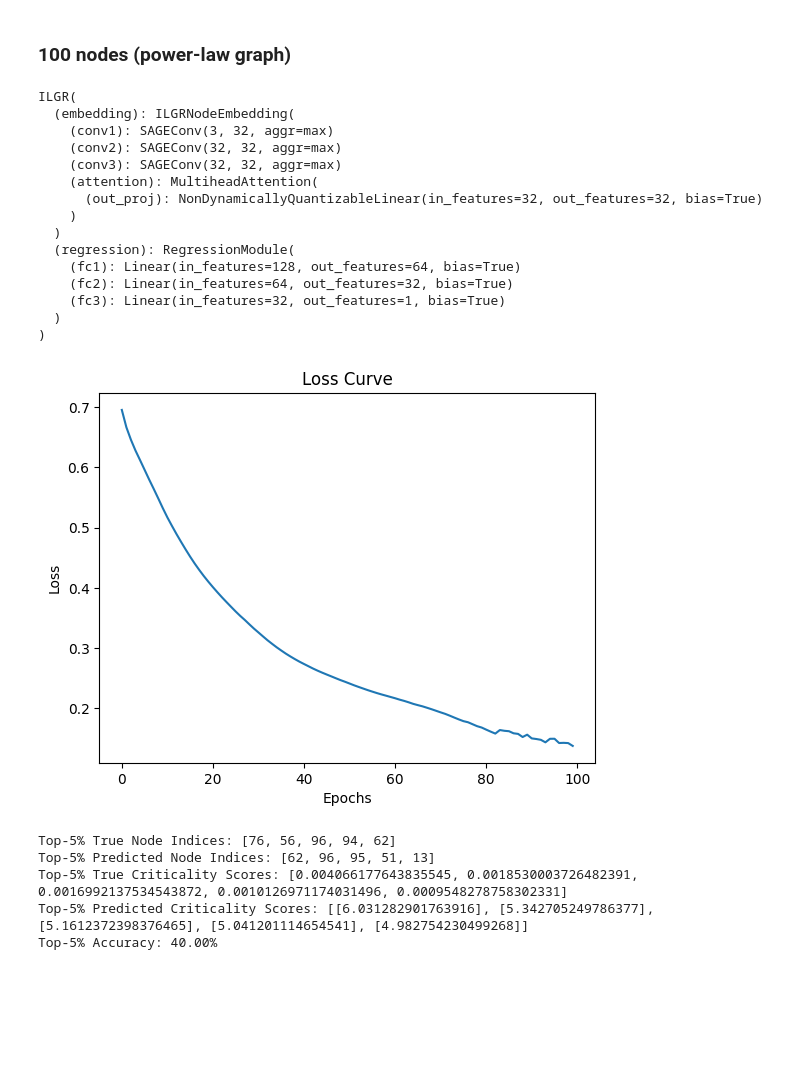
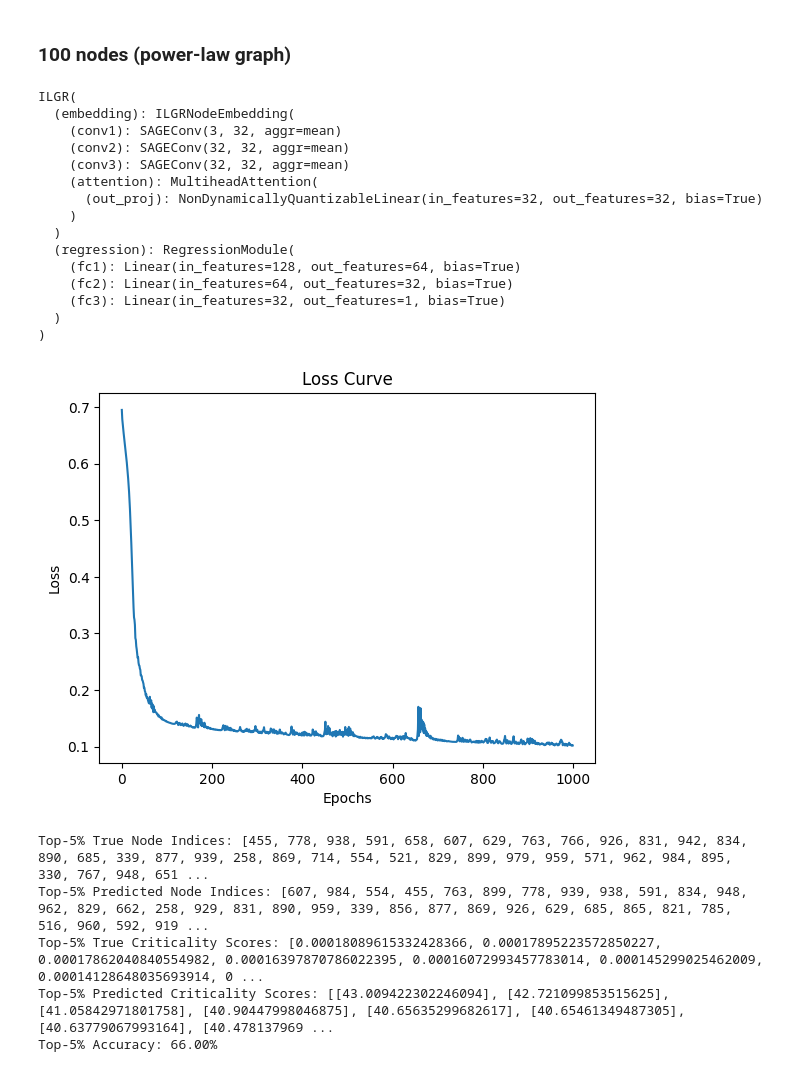
Before and after one commit to Abdelmalek-Djemaa/Critical_Node_Detection-ILGR, a Jupyter notebook: critical-node-detection-ilgr.ipynb, the cells around one changed output. Drawn from its saved outputs; the diff is of its cells as text; code cells hidden in the pictures; blank space fills up the shorter version.

```diff
--- a/critical-node-detection-ilgr.ipynb
+++ b/critical-node-detection-ilgr.ipynb
@@ -59,9 +59,9 @@ def compute_weighted_spectrum(graph, n=4):
 class ILGRNodeEmbedding(torch.nn.Module):
     def __init__(self, hidden_channels):
         super().__init__()
-        self.conv1 = SAGEConv(3, hidden_channels, aggr="max")  # 3 input features: degree, avg_neighbor_degree, criticality
-        self.conv2 = SAGEConv(hidden_channels, hidden_channels, aggr="max")
-        self.conv3 = SAGEConv(hidden_channels, hidden_channels, aggr="max")
+        self.conv1 = SAGEConv(3, hidden_channels)  # 3 input features: degree, avg_neighbor_degree, criticality
+        self.conv2 = SAGEConv(hidden_channels, hidden_channels)
+        self.conv3 = SAGEConv(hidden_channels, hidden_channels)
         self.attention = torch.nn.MultiheadAttention(hidden_channels, 1)
 
     def forward(self, x, edge_index):
@@ -142,7 +142,7 @@ $$
      L_{ij} = -f(r_{ij}) \log(σ(\hat{y}_{ij})) - (1 - f(r_{ij})) \log(1 - σ(\hat{y}_{ij}))
      $$
 # %%
-def pairwise_ranking_loss(y_pred, y_true):
+"""def pairwise_ranking_loss(y_pred, y_true):
     # Compare all pairs of nodes
     loss = 0
     for i in range(len(y_true)):
@@ -151,4 +151,4 @@ def pairwise_ranking_loss(y_pred, y_true):
                 loss += torch.log(1 + torch.exp(-(y_pred[i] - y_pred[j])))
             elif y_true[i] < y_true[j]:
                 loss += torch.log(1 + torch.exp(y_pred[i] - y_pred[j]))
-    return loss / (len(y_true) * (len(y_true)-1) / 2)
+    return loss / (len(y_true) * (len(y_true)-1) / 2)"""
@@ -155,3 +160,20 @@ def pairwise_ranking_loss(y_pred, y_true):
+# %%
+def pairwise_ranking_loss(y_pred, y_true):
+    y_pred = y_pred.squeeze()
+    y_true = y_true.squeeze()
+
+    # Compute all pairwise differences
+    diff_pred = y_pred.unsqueeze(1) - y_pred.unsqueeze(0)  # Shape [N, N]
+    diff_true = y_true.unsqueeze(1) - y_true.unsqueeze(0)  # Shape [N, N]
+
+    # Mask for valid pairs (i < j)
+    mask = torch.triu(torch.ones_like(diff_true), diagonal=1).bool()
+    diff_pred = diff_pred[mask]
+    diff_true = diff_true[mask]
+
+    # Compute loss
+    loss = torch.log(1 + torch.exp(-torch.sign(diff_true) * diff_pred)).mean()
+    return loss
 # %% [markdown]
 ## Graph Preprocessing
 # %% [markdown]
@@ -275,7 +293,7 @@ def top_n_accuracy(y_pred, y_true, N=5):
 ### 100 nodes (power-law graph)
 # %%
 # Step 1: Generate a power-law graph
-G = generate_power_law(n=100, m=2)
+G = generate_power_law(n=1000, m=2)
 
 # Step 2: Compute criticality scores
 y_true = compute_criticality_scores(G, compute_effective_resistance)
@@ -290,46 +308,46 @@ model = ILGR(hidden_dim)
 print(model)
 
 # Step 5: Train the model
-train_model(model, data, y_true, epochs=100, lr=0.001)
+train_model(model, data, y_true, epochs=1000, lr=0.001)
 
 # Step 6: Evaluate the model
 model.eval()
 y_pred = model(data).detach()  # Ensure no gradients
 
 # Evaluate the top-N% nodes based on their criticality scores (true values)
 top_n = int(len(y_true) * 0.05)  # Top 5% nodes
 top_n_true_indices = torch.argsort(y_true.squeeze(), descending=True)[:top_n]
 top_n_pred_indices = torch.argsort(y_pred.squeeze(), descending=True)[:top_n]
 
 print("Top-5% True Node Indices:", top_n_true_indices.tolist())
 print("Top-5% Predicted Node Indices:", top_n_pred_indices.tolist())
 
 # Display top-5% criticality scores for both true and predicted values
 print("Top-5% True Criticality Scores:", y_true[top_n_true_indices].tolist())
 print("Top-5% Predicted Criticality Scores:", y_pred[top_n_pred_indices].tolist())
 
 
 accuracy = top_n_accuracy(y_pred, y_true, N=5)  # Top-5% accuracy
 print(f"Top-5% Accuracy: {accuracy * 100:.2f}%")
 # %% [output]
 ILGR(
   (embedding): ILGRNodeEmbedding(
-    (conv1): SAGEConv(3, 32, aggr=max)
-    (conv2): SAGEConv(32, 32, aggr=max)
-    (conv3): SAGEConv(32, 32, aggr=max)
+    (conv1): SAGEConv(3, 32, aggr=mean)
+    (conv2): SAGEConv(32, 32, aggr=mean)
+    (conv3): SAGEConv(32, 32, aggr=mean)
     (attention): MultiheadAttention(
       (out_proj): NonDynamicallyQuantizableLinear(in_features=32, out_features=32, bias=True)
     )
   )
   (regression): RegressionModule(
     (fc1): Linear(in_features=128, out_features=64, bias=True)
     (fc2): Linear(in_features=64, out_features=32, bias=True)
     (fc3): Linear(in_features=32, out_features=1, bias=True)
   )
 )
-[figure, old version]
+[figure, new version]
-Top-5% True Node Indices: [76, 56, 96, 94, 62]
-Top-5% Predicted Node Indices: [62, 96, 95, 51, 13]
-Top-5% True Criticality Scores: [0.004066177643835545, 0.0018530003726482391, 0.0016992137534543872, 0.0010126971174031496, 0.0009548278758302331]
-Top-5% Predicted Criticality Scores: [[6.031282901763916], [5.342705249786377], [5.1612372398376465], [5.041201114654541], [4.982754230499268]]
-Top-5% Accuracy: 40.00%
+Top-5% True Node Indices: [455, 778, 938, 591, 658, 607, 629, 763, 766, 926, 831, 942, 834, 890, 685, 339, 877, 939, 258, 869, 714, 554, 521, 829, 899, 979, 959, 571, 962, 984, 895, 330, 767, 948, 651 ...
+Top-5% Predicted Node Indices: [607, 984, 554, 455, 763, 899, 778, 939, 938, 591, 834, 948, 962, 829, 662, 258, 929, 831, 890, 959, 339, 856, 877, 869, 926, 629, 685, 865, 821, 785, 516, 960, 592, 919 ...
+Top-5% True Criticality Scores: [0.00018089615332428366, 0.00017895223572850227, 0.00017862040840554982, 0.00016397870786022395, 0.00016072993457783014, 0.000145299025462009, 0.00014128648035693914, 0 ...
+Top-5% Predicted Criticality Scores: [[43.009422302246094], [42.721099853515625], [41.05842971801758], [40.90447998046875], [40.65635299682617], [40.65461349487305], [40.63779067993164], [40.478137969 ...
+Top-5% Accuracy: 66.00%
```
Also changed, not shown: parts of 3 cells of this notebook.
